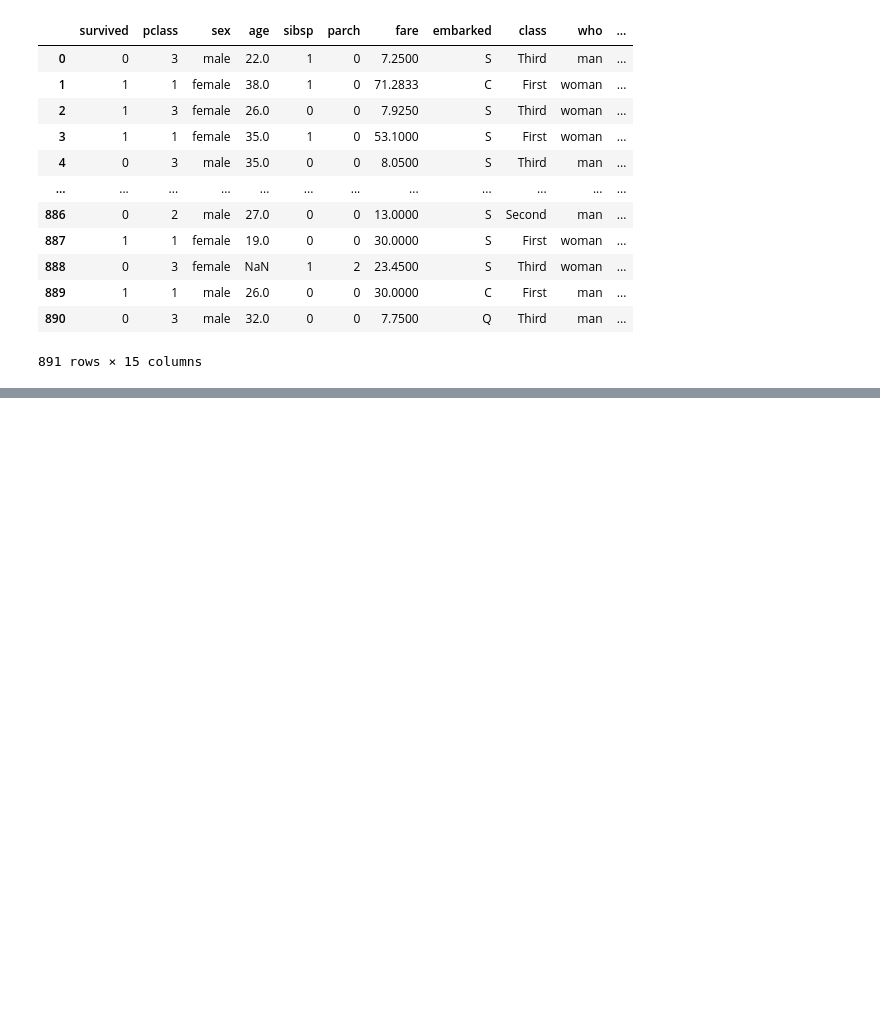
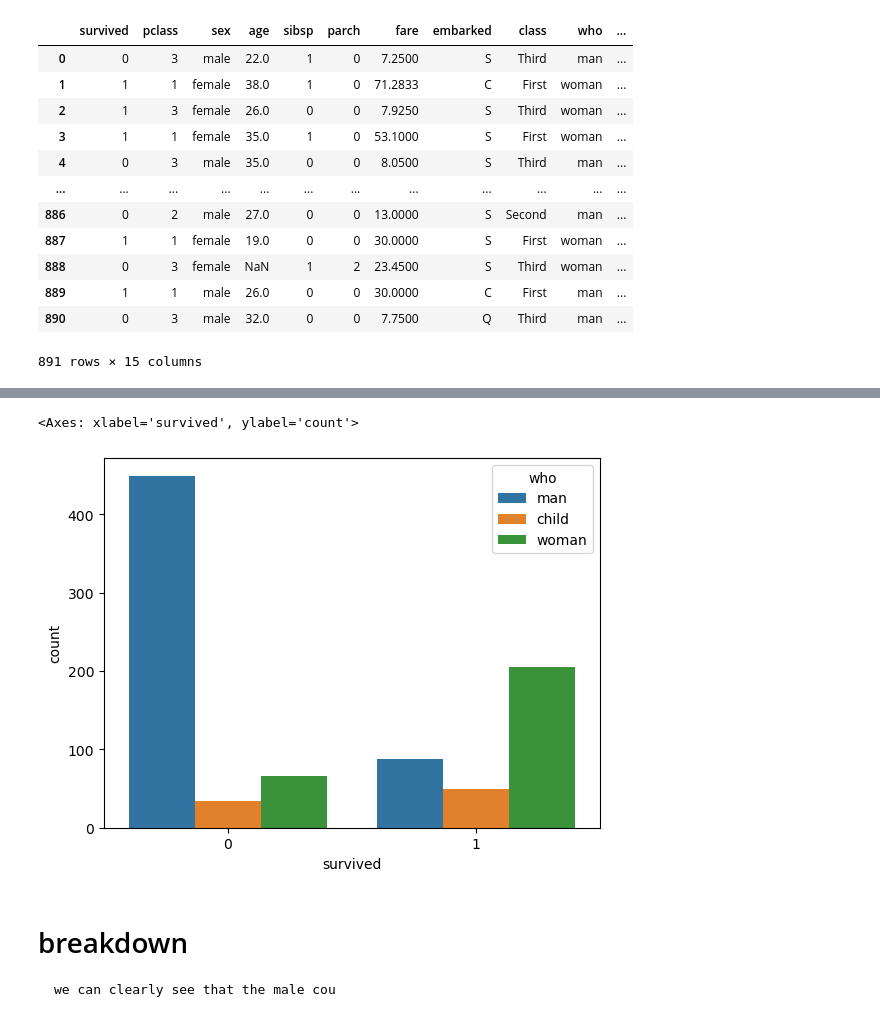
Before and after one commit to yadavchandan26/Machine-Learning, a Jupyter notebook: ML-1.ipynb, the cells around one changed output, grey strips where cells are left out. Drawn from its saved outputs; the diff is of its cells as text; code cells hidden in the pictures; blank space fills up the shorter version.

Commit message:
visualization learning

```diff
--- a/ML-1.ipynb
+++ b/ML-1.ipynb
@@ -6,3 +25,6 @@ warnings.filterwarnings('ignore')
+# %%
+# loading our datasets
+df=sns.load_dataset('titanic')
 # %%
 df
 # %% [output]
@@ -41,9 +43,0 @@ dtype: int64
-# %%
-from sklearn.impute import SimpleImputer
-
-def age_(data):
-    imp=SimpleImputer(strategy= 'mean')
-    data['age']=imp.fit_transform(data[['age']])
-    return data
-
-df=age_(df)
@@ -66,25 +43,0 @@ df
-# %%
-cat_imp=SimpleImputer(strategy='most_frequent')
-
-df['embark_town']=cat_imp.fit_transform(df[['embark_town']]).ravel()
-# %%
-
-
-def preprocess(data):
-    data['class']=data['class'].map({
-        'Third':1,
-        'Second':2,
-        'First':3
-    })
-    data['who']=data['who'].map({
-        'child':3,
-        'woman':2,
-        'man':1
-    })
-    data['adult_male']=data['adult_male'].map({
-        True:1,
-        False:0
-    })
-    return data
-
-df=preprocess(df)
@@ -129,0 +56,10 @@ weighted avg       0.82      0.82      0.82       268
+# %%
+Target=df['survived']
+
+sns.countplot(data=df,x='survived',hue='who')
+# %% [output]
+<Axes: xlabel='survived', ylabel='count'>
+[figure, added]
+# %% [markdown]
+# breakdown
+    we can clearly see that the male cou
```
Also changed, not shown: parts of 11 cells of this notebook, 1 other file.
